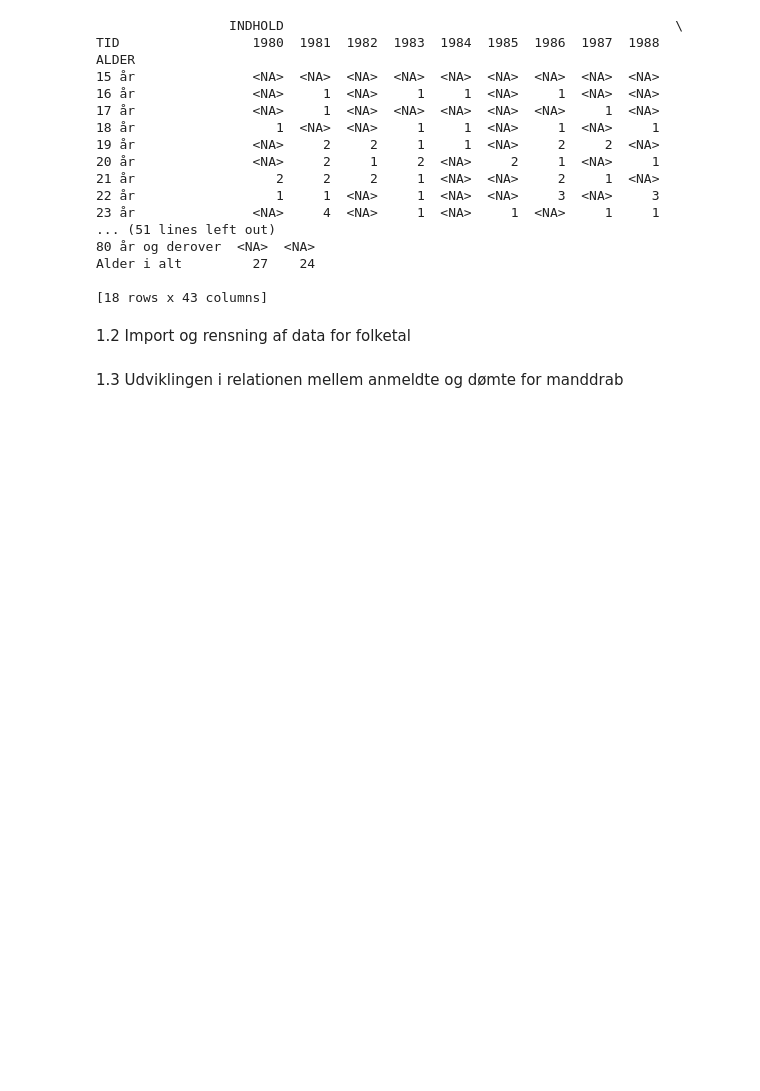
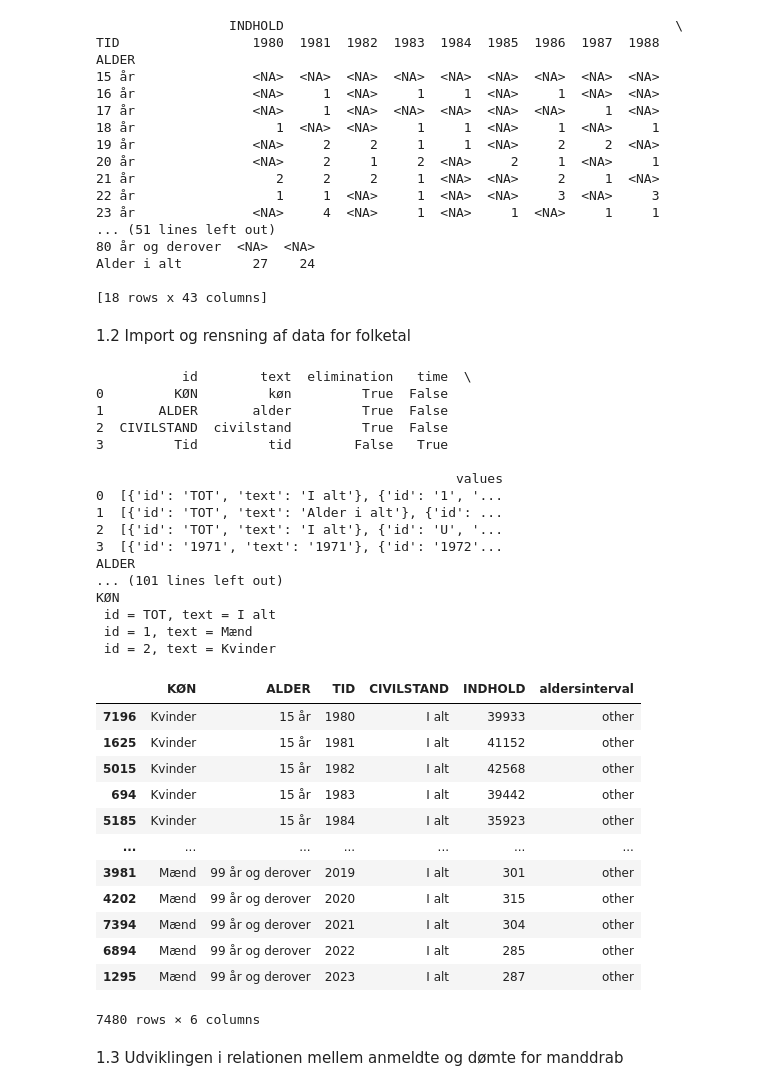
Before and after one commit to NumEconCopenhagen/projects-2023-bulen, a Jupyter notebook: dataproject/dataproject.ipynb, the cells around one changed output. Drawn from its saved outputs; the diff is of its cells as text; code cells hidden in the pictures; blank space fills up the shorter version.

Commit message:
Tilføjet befolk1

```diff
--- a/dataproject/dataproject.ipynb
+++ b/dataproject/dataproject.ipynb
@@ -251,3 +233,71 @@ Alder i alt         27    24
 [18 rows x 43 columns]
 # %% [markdown]
 1.2 Import og rensning af data for folketal
+# %%
+tables_folk = Dst.get_variables(table_id='BEFOLK1')
+tables_folk
+print(tables_folk)
+
+for id in ['ALDER', 'KØN']:
+    print(id)
+    values = tables_folk.loc[tables_folk.id == id,['values']].values[0,0]
+    for value in values:
+        print(f' id = {value["id"]}, text = {value["text"]}')
+
+variables_folk = {'KØN':['1','2'],'ALDER':['>=15'], 'Tid':['>=1980']}
+befolkning = Dst.get_data(table_id = 'BEFOLK1', variables=variables_folk)
+befolkning.sort_values(by=['KØN', 'ALDER', 'TID'], inplace=True)
+
+
+def age_buckets(ALDER):
+    x = 'ALDER'
+    if x == '15 år':
+        return '25-29 år'
+    else: return 'other'
+befolkning['aldersinterval'] = befolkning.ALDER.apply(age_buckets)
+display(befolkning)
+
+#bef_sum = befolkning.groupby(['ALDER', 'TID']).sum(numeric_only=1)
+
+#display(bef_sum)
+
+#bef = pd.pivot_table(bef_sum, index = ['ALDER'], columns = ['TID'])
+
+#display(bef)
+
+#bef2 = bef.convert_dtypes()
+
+#bef2.info()
+
+#display(bef2)
+# %% [output]
+           id        text  elimination   time  \
+0         KØN         køn         True  False
+1       ALDER       alder         True  False
+2  CIVILSTAND  civilstand         True  False
+3         Tid         tid        False   True
+
+                                              values
+0  [{'id': 'TOT', 'text': 'I alt'}, {'id': '1', '...
+1  [{'id': 'TOT', 'text': 'Alder i alt'}, {'id': ...
+2  [{'id': 'TOT', 'text': 'I alt'}, {'id': 'U', '...
+3  [{'id': '1971', 'text': '1971'}, {'id': '1972'...
+ALDER
+... (101 lines left out)
+KØN
+ id = TOT, text = I alt
+ id = 1, text = Mænd
+ id = 2, text = Kvinder
+|  | KØN | ALDER | TID | CIVILSTAND | INDHOLD | aldersinterval |
+| 7196 | Kvinder | 15 år | 1980 | I alt | 39933 | other |
+| 1625 | Kvinder | 15 år | 1981 | I alt | 41152 | other |
+| 5015 | Kvinder | 15 år | 1982 | I alt | 42568 | other |
+| 694 | Kvinder | 15 år | 1983 | I alt | 39442 | other |
+| 5185 | Kvinder | 15 år | 1984 | I alt | 35923 | other |
+| ... | ... | ... | ... | ... | ... | ... |
+| 3981 | Mænd | 99 år og derover | 2019 | I alt | 301 | other |
+| 4202 | Mænd | 99 år og derover | 2020 | I alt | 315 | other |
+| 7394 | Mænd | 99 år og derover | 2021 | I alt | 304 | other |
+| 6894 | Mænd | 99 år og derover | 2022 | I alt | 285 | other |
+| 1295 | Mænd | 99 år og derover | 2023 | I alt | 287 | other |
+7480 rows × 6 columns
```
Also changed, not shown: parts of 2 cells of this notebook.
